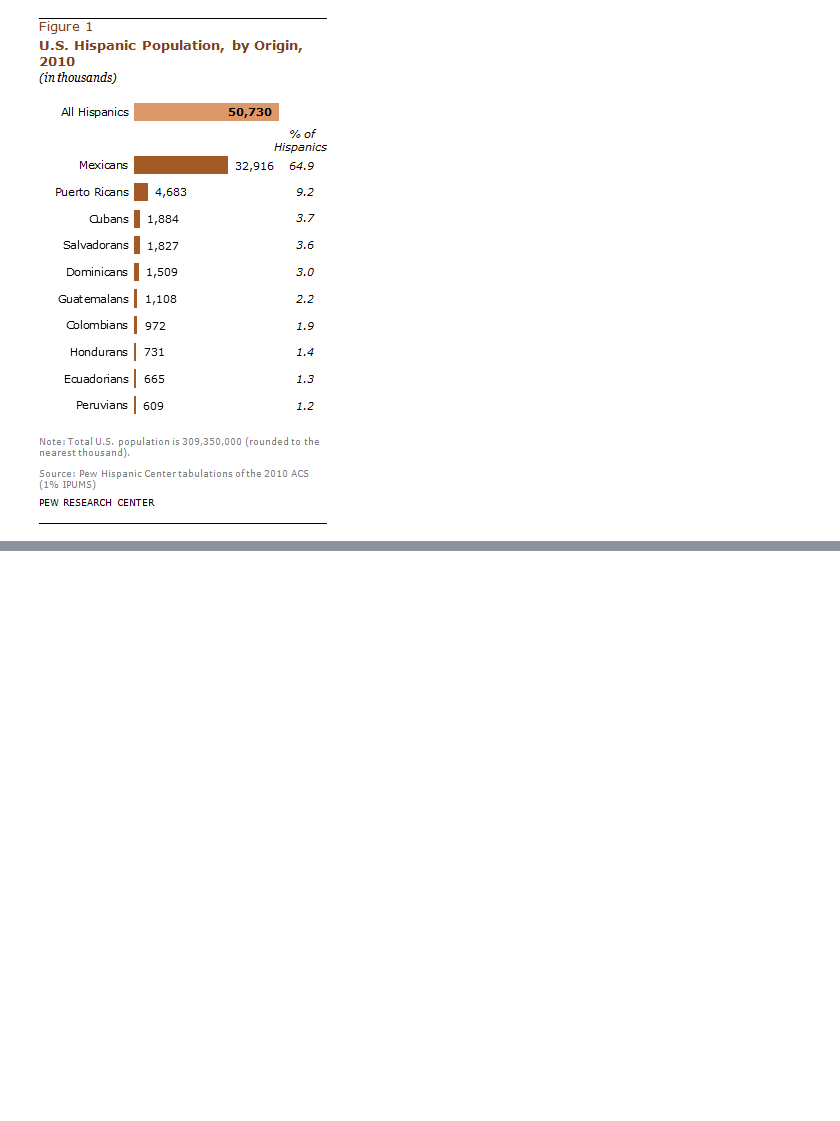
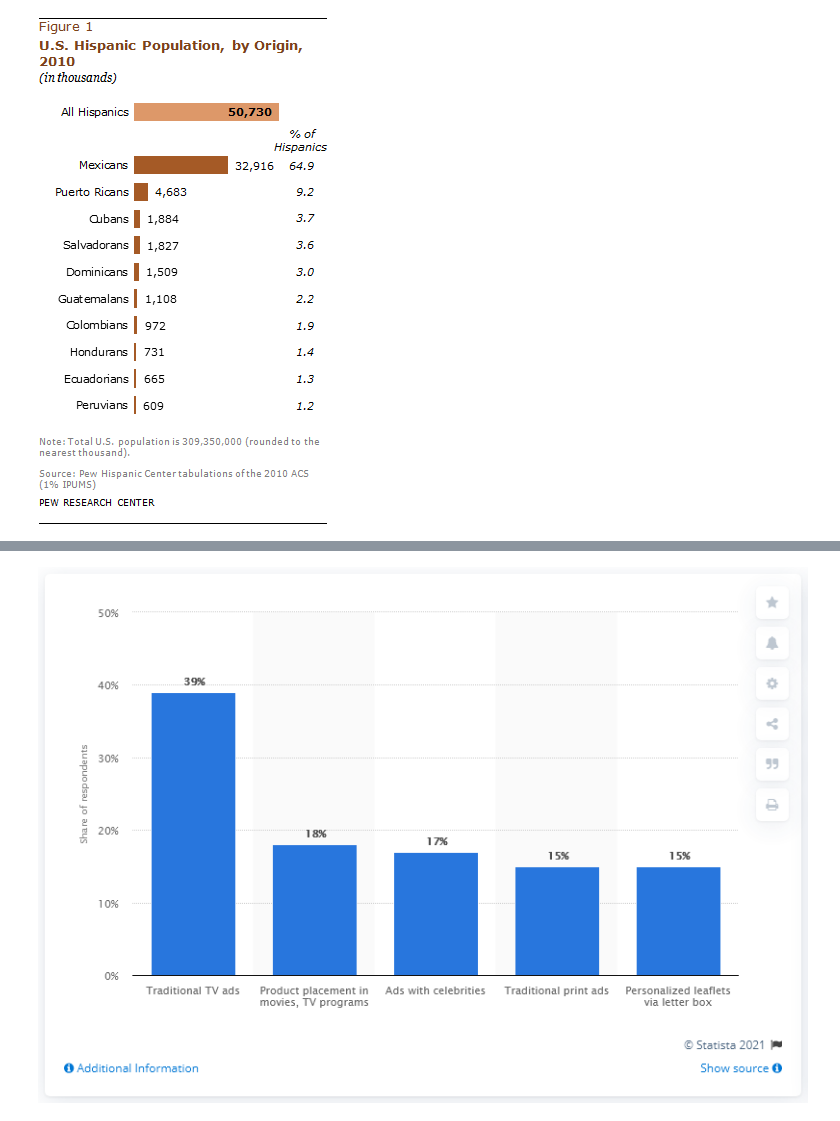
Before and after one commit to mleshashi/thesis-sharma, a Jupyter notebook: ElasticSearch/clipEmbedding.ipynb, the cells around one changed output, grey strips where cells are left out. Drawn from its saved outputs; the diff is of its cells as text; code cells hidden in the pictures; blank space fills up the shorter version.

Commit message:
image+text embedding done using clip

```diff
--- a/ElasticSearch/clipEmbedding.ipynb
+++ b/ElasticSearch/clipEmbedding.ipynb
@@ -586,0 +230,9 @@ Much of the growth is occurring in a relatively small geographic area. A Pew Res
+# %%
+# Select a random row from the DataFrame
+random_row = combined_df.sample(n=1).iloc[0]
+# Retrieve the image path from the selected row
+rand_image_path = random_row['imgPath']
+rand_image = Image.open(rand_image_path)
+rand_image.show()
+# %% [output]
+[figure, added]
```
Also changed, not shown: parts of 9 cells of this notebook, 3 other files.
